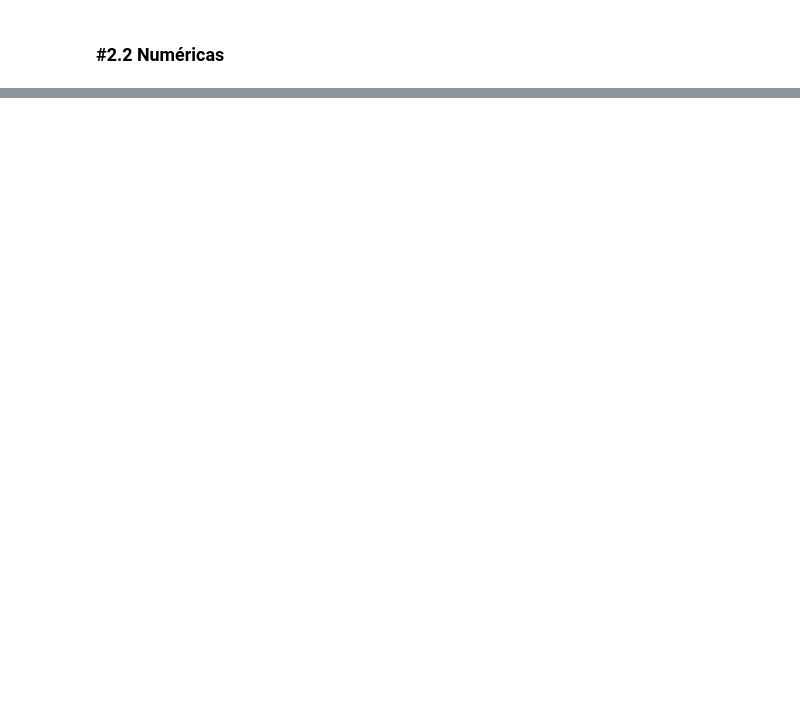
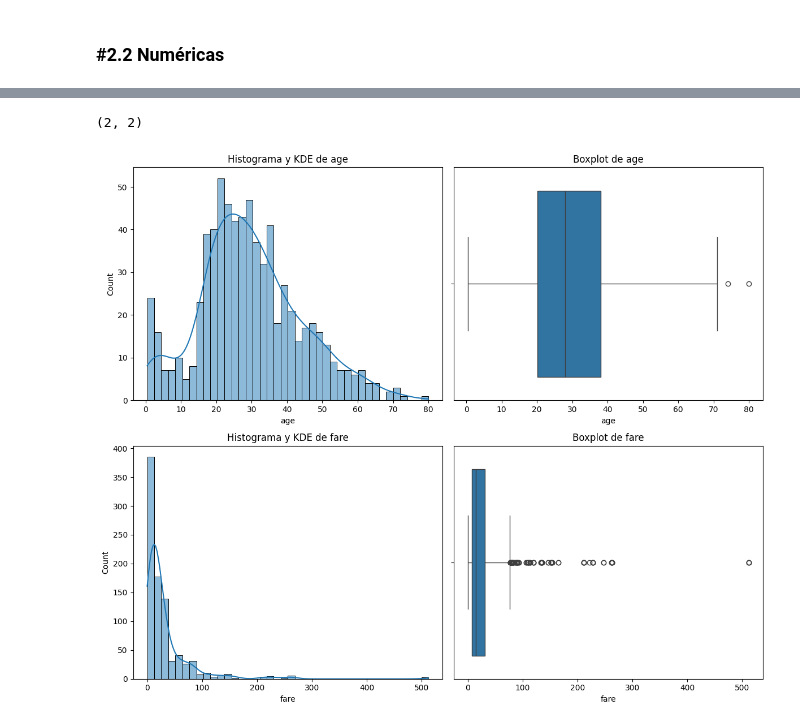
Before and after one commit to mankolepanto/ONLINE_DS_THEBRIDGE_-Jorge_Pobla-, a Jupyter notebook: Sprint_7/Unidad_01/Practica_Obligatoria/18_Practica_Obligatoria_Univariante.ipynb, the cells around one changed output, grey strips where cells are left out. Saved outputs shown, nothing was run; the diff lists cells and outputs as text; code cells hidden in the pictures; blank space fills up the shorter version.

```diff
--- a/Sprint_7/Unidad_01/Practica_Obligatoria/18_Practica_Obligatoria_Univariante.ipynb
+++ b/Sprint_7/Unidad_01/Practica_Obligatoria/18_Practica_Obligatoria_Univariante.ipynb
@@ -164,0 +211,5 @@ Separa el análisis en categóricas (incluyendo binarias) y numéricas. Muestra
+# %%
+plot_combined_graphs(df_titanic, ["age","fare"], whisker_width=2, bins = 40)
+# %% [output]
+(2, 2)
+[figure, added]
```
Also changed, not shown: parts of 8 cells of this notebook.
